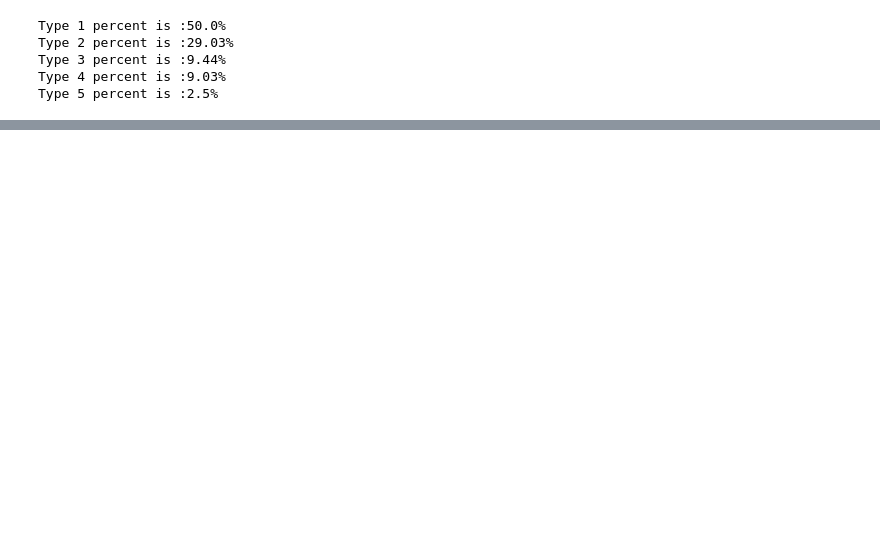
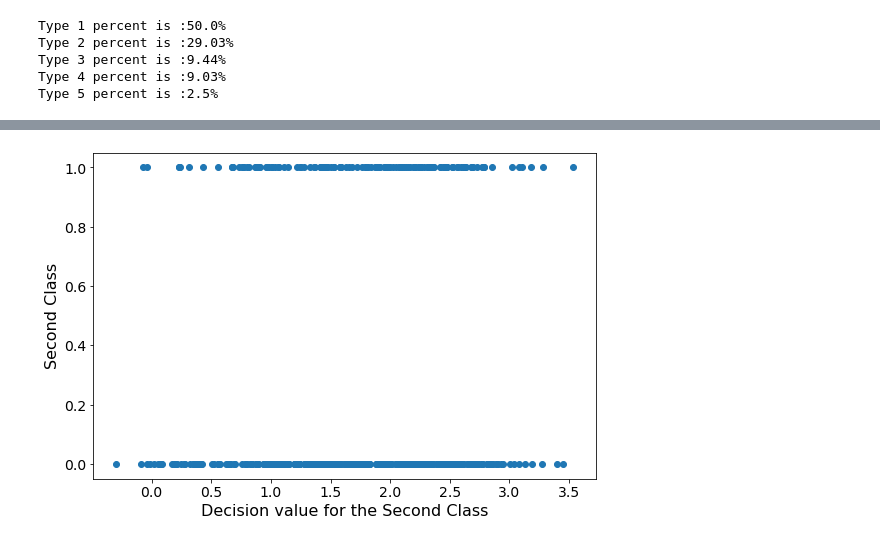
Before and after one commit to bkeshavarzi/Heart, a Jupyter notebook: LogistcRegression.ipynb, the cells around one changed output, grey strips where cells are left out. Saved outputs shown, nothing was run; the diff lists cells and outputs as text; code cells hidden in the pictures; blank space fills up the shorter version.

```diff
--- a/LogistcRegression.ipynb
+++ b/LogistcRegression.ipynb
@@ -335,0 +185,6 @@ sns.scatterplot(data = heart, x = 'chol', y = 'thalach', hue = Y_decision[:,0],
+# %%
+Y_0 = Y_train==0
+Y_1 = Y_train==1
+Y_2 = Y_train==2
+Y_3 = Y_train==3
+Y_4 = Y_train==4
@@ -335,0 +201,3 @@ sns.scatterplot(data = heart, x = 'chol', y = 'thalach', hue = Y_decision[:,0],
+# %%
+decision_values_train = glm.decision_function(X_train)
+decision_values_test  = glm.decision_function(X_test)
@@ -335,0 +216,9 @@ sns.scatterplot(data = heart, x = 'chol', y = 'thalach', hue = Y_decision[:,0],
+# %%
+fig, ax = plt.subplots(1,1,figsize= (9,6))
+ax.scatter(decision_values_train[:,1], Y_1)
+ax.set_xlabel('Decision value for the Second Class', fontsize = 16)
+ax.set_ylabel('Second Class', fontsize = 16)
+plt.xticks(fontsize=14)
+plt.yticks(fontsize=14);
+# %% [output]
+[figure, added]
```
Also changed, not shown: parts of 42 cells of this notebook, 59 other files.
